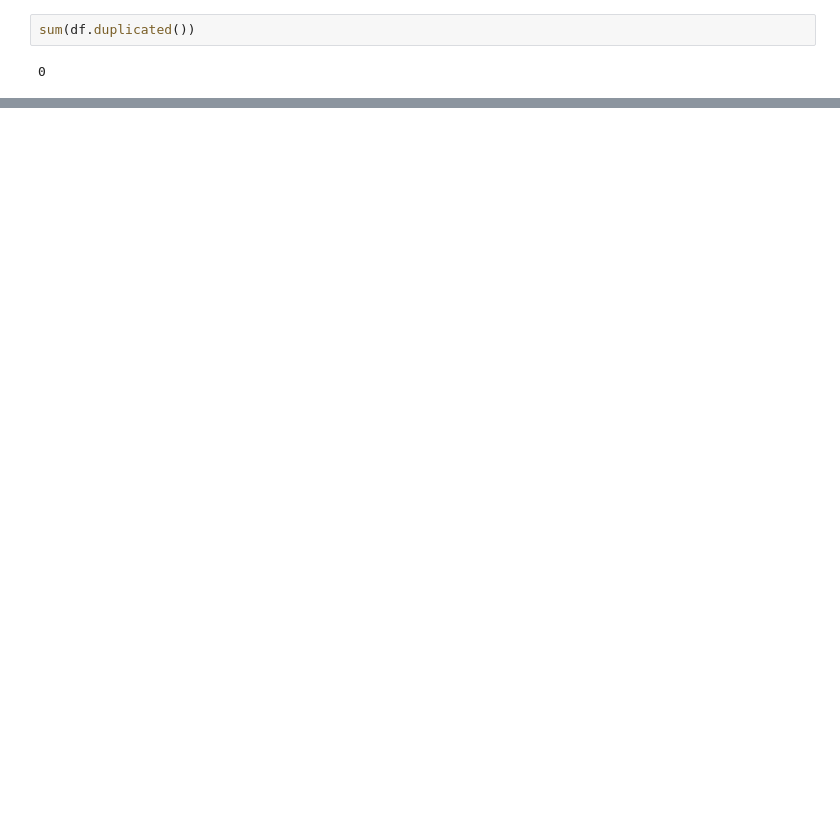
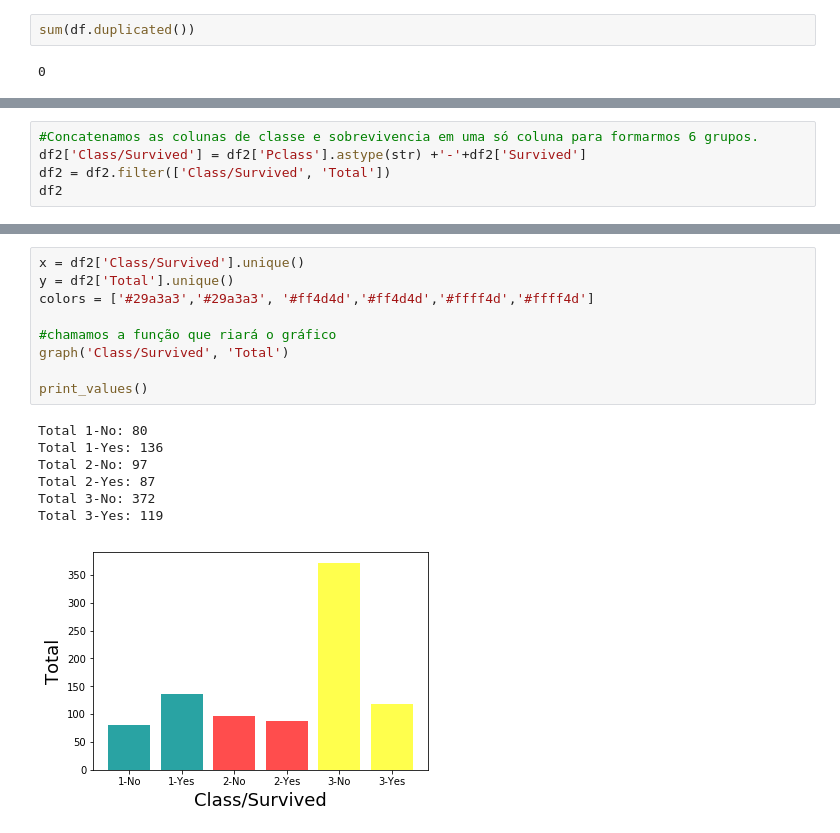
Before and after one commit to CaioEstrella/Titanic, a Jupyter notebook: Titanic/Titanic - jupyter.ipynb, the cells around one changed output, grey strips where cells are left out. Drawn from its saved outputs; the diff is of its cells as text; blank space fills up the shorter version.

```diff
--- a/Titanic/Titanic - jupyter.ipynb
+++ b/Titanic/Titanic - jupyter.ipynb
@@ -168,0 +273,5 @@ dtype: object
+# %%
+#Concatenamos as colunas de classe e sobrevivencia em uma só coluna para formarmos 6 grupos.
+df2['Class/Survived'] = df2['Pclass'].astype(str) +'-'+df2['Survived']
+df2 = df2.filter(['Class/Survived', 'Total'])
+df2
@@ -168,0 +286,17 @@ dtype: object
+# %%
+x = df2['Class/Survived'].unique()
+y = df2['Total'].unique()
+colors = ['#29a3a3','#29a3a3', '#ff4d4d','#ff4d4d','#ffff4d','#ffff4d']
+
+#chamamos a função que riará o gráfico
+graph('Class/Survived', 'Total')
+
+print_values()
+# %% [output]
+Total 1-No: 80
+Total 1-Yes: 136
+Total 2-No: 97
+Total 2-Yes: 87
+Total 3-No: 372
+Total 3-Yes: 119
+[figure, added]
```
Also changed, not shown: parts of 30 cells of this notebook.
